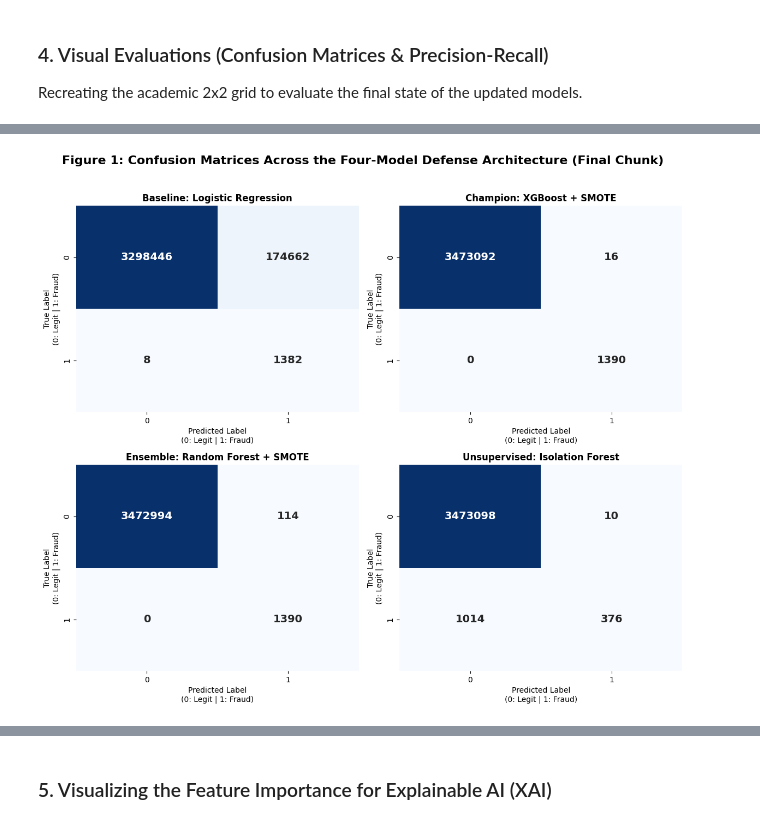
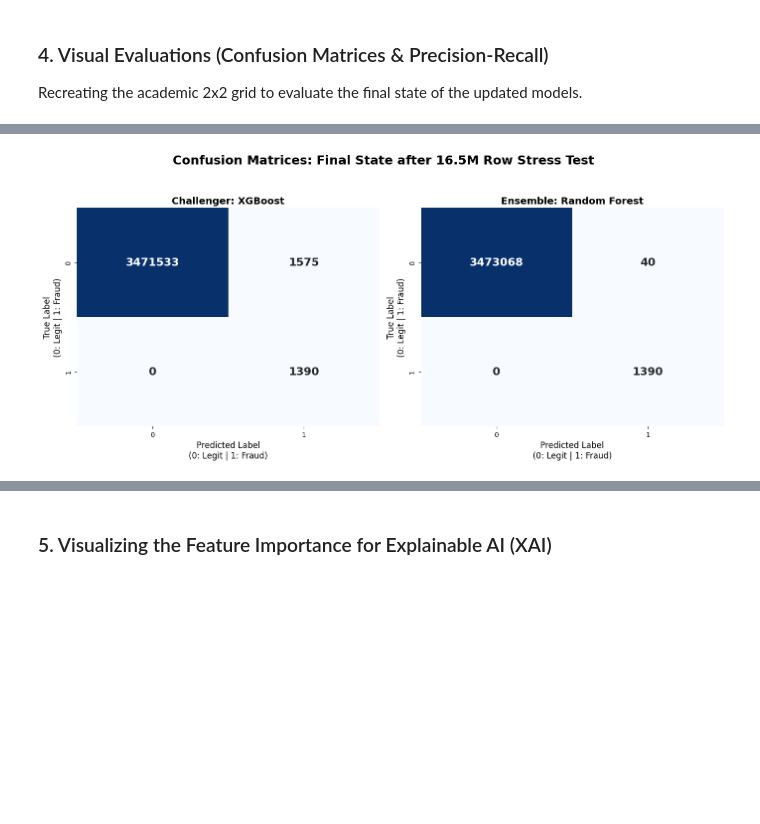
Before and after one commit to Quynh-Trang12/anomaly-watchers-donutpuff, a Jupyter notebook: ml_pipeline/notebooks/02_continuous_learning.ipynb, the cells around one changed output, grey strips where cells are left out. Saved outputs shown, nothing was run; the diff lists cells and outputs as text; code cells hidden in the pictures; blank space fills up the shorter version.

Commit message:
update: pure stress test

```diff
--- a/ml_pipeline/notebooks/02_continuous_learning.ipynb
+++ b/ml_pipeline/notebooks/02_continuous_learning.ipynb
@@ -354,92 +289,26 @@ AUPRC: 0.2233
 Recreating the academic 2x2 grid to evaluate the final state of the updated models.
 # %%
 if final_y_true is not None:
+    logger.info("Generating Final Chunk Confusion Matrices...")
 
-    # -------------------------------------------------------------------
-    # Confusion Matrix
-    # -------------------------------------------------------------------
-    logger.info("Generating Confusion Matrices on final data stream...")
-
-    fig, axes = plt.subplots(2, 2, figsize=(12, 10))
-    axes_flat = axes.flatten()
+    # 1x2 Grid for the two champions
+    fig, axes = plt.subplots(1, 2, figsize=(14, 6))
 
     models_preds = [
-        ("Baseline: Logistic Regression", final_preds["log"][0]),
-        ("Champion: XGBoost + SMOTE", final_preds["xgb"][0]),
-        ("Ensemble: Random Forest + SMOTE", final_preds["rf"][0]),
+        ("Challenger: XGBoost", final_preds["xgb"][0]),
+        ("Ensemble: Random Forest", final_preds["rf"][0])
     ]
-    if "if" in final_preds:
-        models_preds.append(("Unsupervised: Isolation Forest", final_preds["if"][0]))
 
     for i, (title, y_pred) in enumerate(models_preds):
         cm = confusion_matrix(final_y_true, y_pred)
-        sns.heatmap(
-            cm,
-            annot=True,
-            fmt="d",
-            cmap="Blues",
-            ax=axes_flat[i],
-            cbar=False,
-            annot_kws={"size": 14, "weight": "bold"},
-        )
-        axes_flat[i].set_title(title, fontweight="bold", fontsize=12)
-        axes_flat[i].set_xlabel("Predicted Label\n(0: Legit | 1: Fraud)", fontsize=10)
-        axes_flat[i].set_ylabel("True Label\n(0: Legit | 1: Fraud)", fontsize=10)
+        sns.heatmap(cm, annot=True, fmt="d", cmap="Blues", ax=axes[i], cbar=False,
+                    annot_kws={"size": 16, "weight": "bold"})
+        axes[i].set_title(title, fontweight="bold", fontsize=14)
+        axes[i].set_xlabel("Predicted Label\n(0: Legit | 1: Fraud)", fontsize=12)
+        axes[i].set_ylabel("True Label\n(0: Legit | 1: Fraud)", fontsize=12)
 
-    plt.suptitle(
-        "Figure 1: Confusion Matrices Across the Four-Model Defense Architecture (Final Chunk)",
-        fontweight="bold",
-        fontsize=16,
-        y=1.02,
-    )
+    plt.suptitle("Confusion Matrices: Final State after 16.5M Row Stress Test",
+                 fontweight="bold", fontsize=18, y=1.05)
     plt.tight_layout()
     plt.show()
-
-    # -------------------------------------------------------------------
-    # PR CURVES
-    # -------------------------------------------------------------------
-    logger.info("Generating Precision-Recall Curves...")
-    fig, ax = plt.subplots(figsize=(10, 7))
-
-    model_probas = [
-        ("Baseline: Logistic Regression", final_preds["log"][1], "#7f8c8d", "--"),
-        ("Ensemble: Random Forest + SMOTE", final_preds["rf"][1], "#2980b9", "-."),
-        ("Champion: XGBoost + SMOTE", final_preds["xgb"][1], "#e74c3c", "-"),
-    ]
-    if "if" in final_preds:
-        model_probas.append(
-            ("Unsupervised: Isolation Forest", final_preds["if"][1], "#e67e22", ":")
-        )
-
-    plot_data = []
-    for title, y_proba, color, style in model_probas:
-        precision, recall, _ = precision_recall_curve(final_y_true, y_proba)
-        model_auprc = auc(recall, precision)
-        plot_data.append((model_auprc, recall, precision, color, style, title))
-
-    plot_data.sort(key=lambda x: x[0], reverse=False)
-
-    for model_auprc, recall, precision, color, style, title in plot_data:
-        ax.plot(
-            recall,
-            precision,
-            color=color,
-            linestyle=style,
-            linewidth=2.5,
-            label=f"{title} (AUPRC = {model_auprc:.4f})",
-        )
-
-    ax.set_title(
-        "Figure 2: Precision-Recall Curve Comparison (Final Stream)",
-        fontweight="bold",
-        fontsize=14,
-    )
-    ax.set_xlabel("Recall (Capture Rate of Fraud)", fontweight="bold")
-    ax.set_ylabel("Precision (Accuracy of Fraud Flags)", fontweight="bold")
-
-    handles, labels = ax.get_legend_handles_labels()
-    ax.legend(handles[::-1], labels[::-1], loc="best", shadow=True, fontsize=11)
-    ax.grid(True, linestyle="--", alpha=0.6)
-    plt.tight_layout()
-    plt.show()
 # %% [output]
@@ -447 +316 @@ if final_y_true is not None:
-[figure, old version]
+[figure, new version]
```
Also changed, not shown: parts of 6 cells of this notebook, 3 other files.
